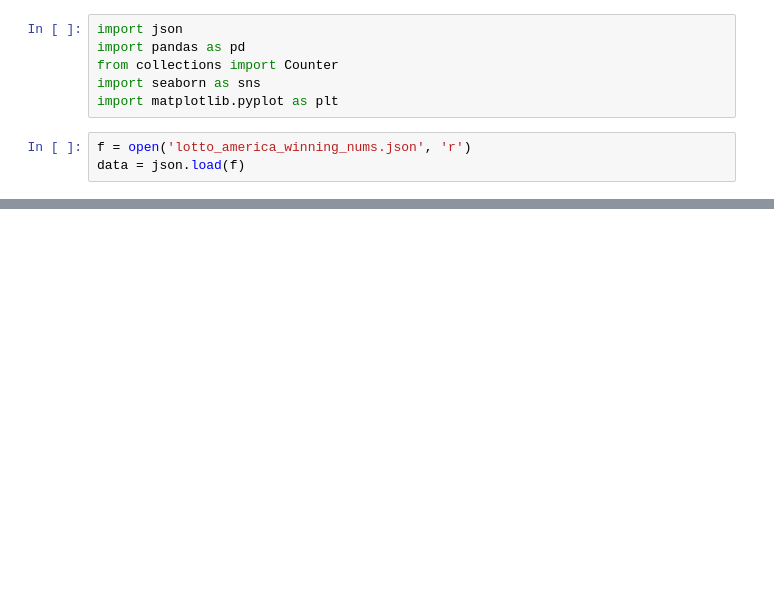
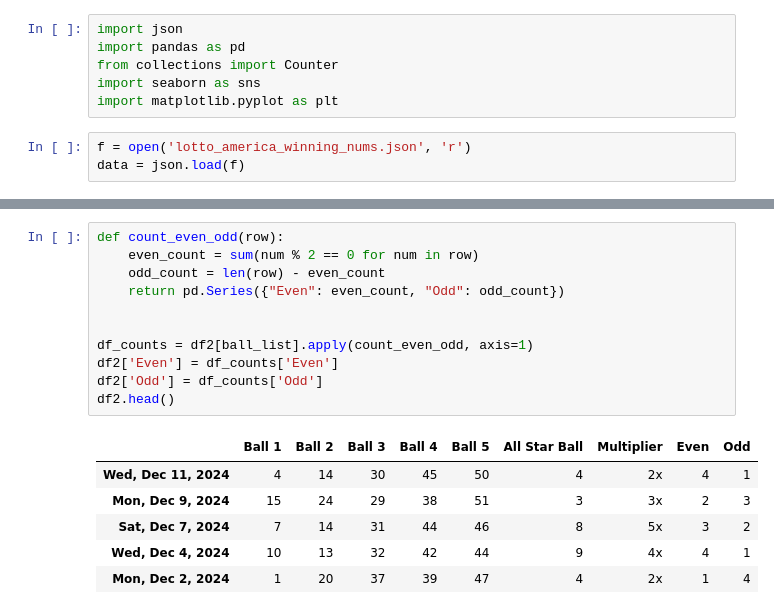
Before and after one commit to Agent-Diamonds/LottoAmericaDataFun, a Jupyter notebook: LottoAmerica.ipynb, the cells around one changed output, grey strips where cells are left out. Drawn from its saved outputs; the diff is of its cells as text; blank space fills up the shorter version.

```diff
--- a/LottoAmerica.ipynb
+++ b/LottoAmerica.ipynb
@@ -65,0 +84,18 @@ plt.show()
+# %%
+def count_even_odd(row):
+    even_count = sum(num % 2 == 0 for num in row)
+    odd_count = len(row) - even_count
+    return pd.Series({"Even": even_count, "Odd": odd_count})
+
+
+df_counts = df2[ball_list].apply(count_even_odd, axis=1)
+df2['Even'] = df_counts['Even']
+df2['Odd'] = df_counts['Odd']
+df2.head()
+# %% [output]
+|  | Ball 1 | Ball 2 | Ball 3 | Ball 4 | Ball 5 | All Star Ball | Multiplier | Even | Odd |
+| Wed, Dec 11, 2024 | 4 | 14 | 30 | 45 | 50 | 4 | 2x | 4 | 1 |
+| Mon, Dec 9, 2024 | 15 | 24 | 29 | 38 | 51 | 3 | 3x | 2 | 3 |
+| Sat, Dec 7, 2024 | 7 | 14 | 31 | 44 | 46 | 8 | 5x | 3 | 2 |
+| Wed, Dec 4, 2024 | 10 | 13 | 32 | 42 | 44 | 9 | 4x | 4 | 1 |
+| Mon, Dec 2, 2024 | 1 | 20 | 37 | 39 | 47 | 4 | 2x | 1 | 4 |
```
Also changed, not shown: parts of 6 cells of this notebook.
